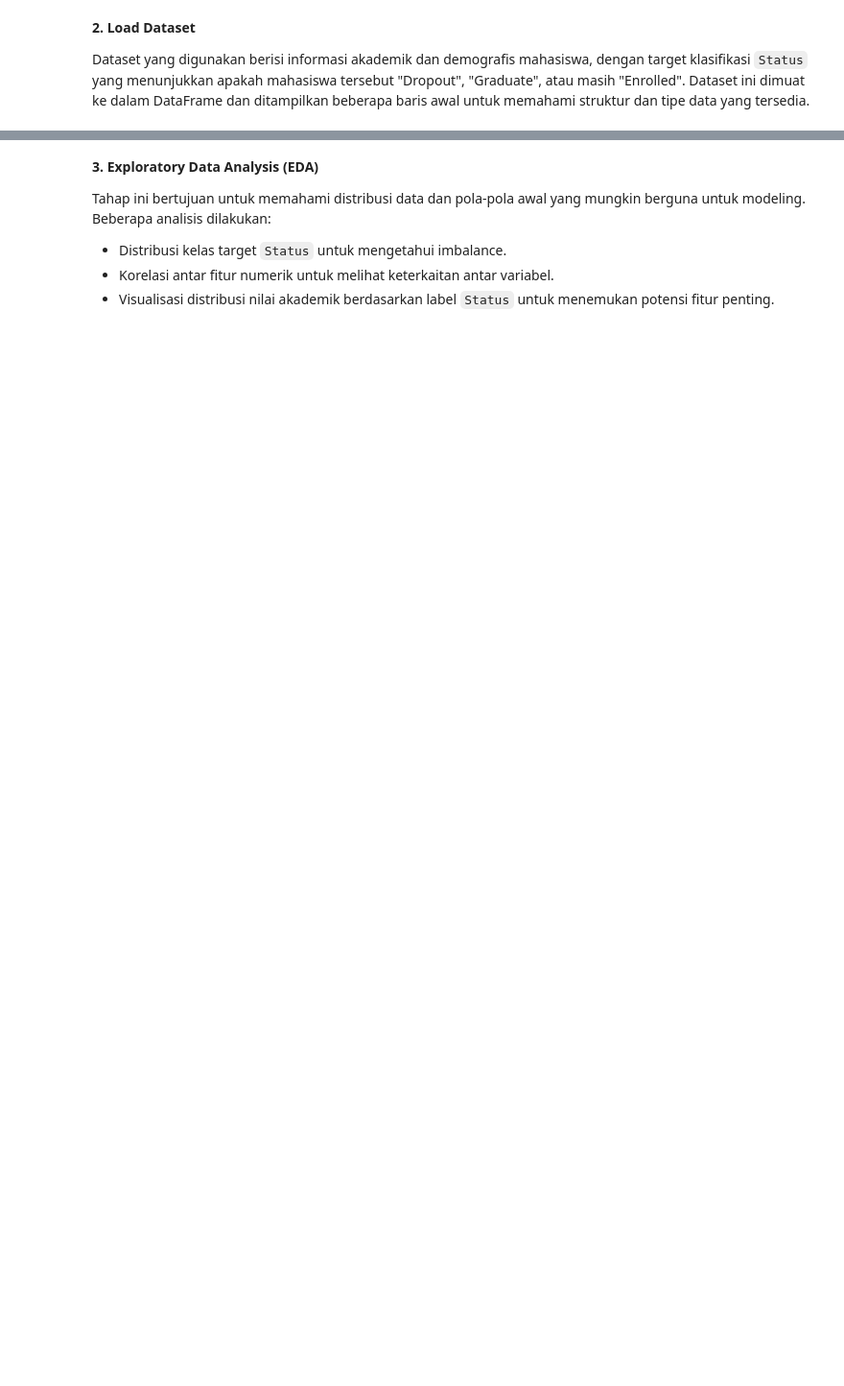
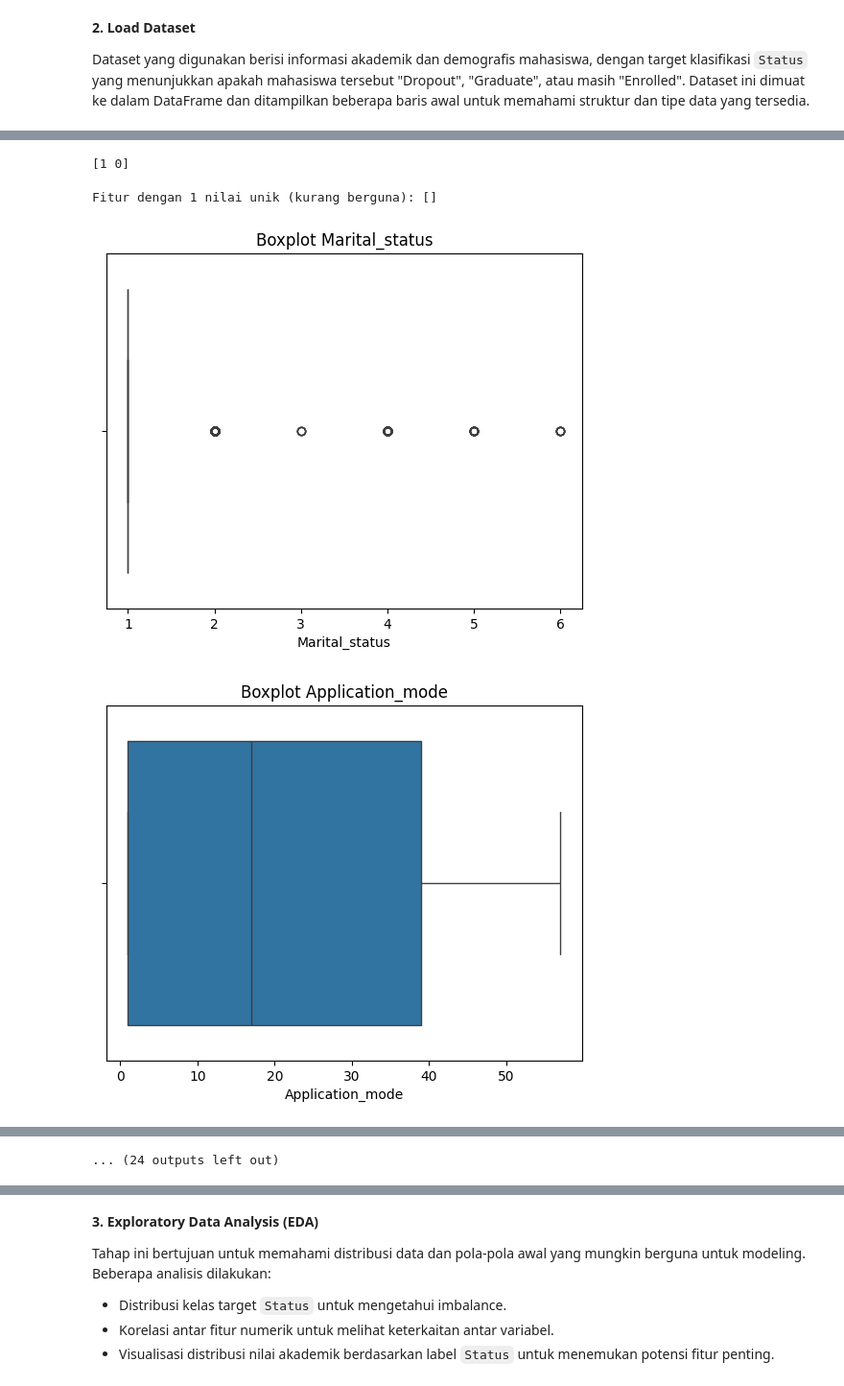
Before and after one commit to nielshn/-Student-Performances-Status-Classifier-App, a Jupyter notebook: notebook.ipynb, the cells around one changed output, grey strips where cells are left out. Shown at 96% size. Cells and saved outputs as stored; diff of their text form; code cells hidden in the pictures; blank space fills up the shorter version.

```diff
--- a/notebook.ipynb
+++ b/notebook.ipynb
@@ -41,11 +51,12 @@ Dataset yang digunakan berisi informasi akademik dan demografis mahasiswa, denga
 # %%
 # Load dataset
 file_path = './data.csv'
-df = pd.read_csv(file_path, sep=';')
+# df = pd.read_csv(file_path, sep=';', encoding='windows-1252')
+df = pd.read_csv('data.csv', sep=';', encoding='utf-8-sig')
 
-# Cek struktur data
+# 1. Cek dimensi dan nama kolom
 print(df.shape)
-print(df.columns)
+print(df.columns.tolist())
 print(df.head())
 # %% [output]
 (4424, 37)
@@ -88,0 +127,24 @@ dtype: int64
+# %%
+# 5. Pastikan parsing kolom Daytime_evening_attendance sudah benar (harusnya 0/1, bukan datetime)
+# Jika kolom ini sudah bertipe int (0/1), langkah ini bisa dilewati
+df['Daytime_evening_attendance'] = pd.to_numeric(df['Daytime_evening_attendance'], errors='coerce')
+print(df['Daytime_evening_attendance'].unique())
+# %% [output]
+[1 0]
+# %%
+# 6. Deteksi fitur yang memiliki 1 nilai unik (kurang informatif)
+low_variance_cols = [col for col in df.columns if df[col].nunique() == 1]
+print("Fitur dengan 1 nilai unik (kurang berguna):", low_variance_cols)
+# %% [output]
+Fitur dengan 1 nilai unik (kurang berguna): []
+# %%
+# 7. Visualisasi outlier pada fitur numerik
+numeric_cols = df.select_dtypes(include=[np.number]).columns
+for col in numeric_cols:
+    plt.figure()
+    sns.boxplot(x=df[col])
+    plt.title(f'Boxplot {col}')
+    plt.show()
+# %% [output]
+[figure, added]
+[figure, added]
@@ -88,0 +161 @@ dtype: int64
+... (24 outputs left out)
```
Also changed, not shown: parts of 24 cells of this notebook, 13 other files.
